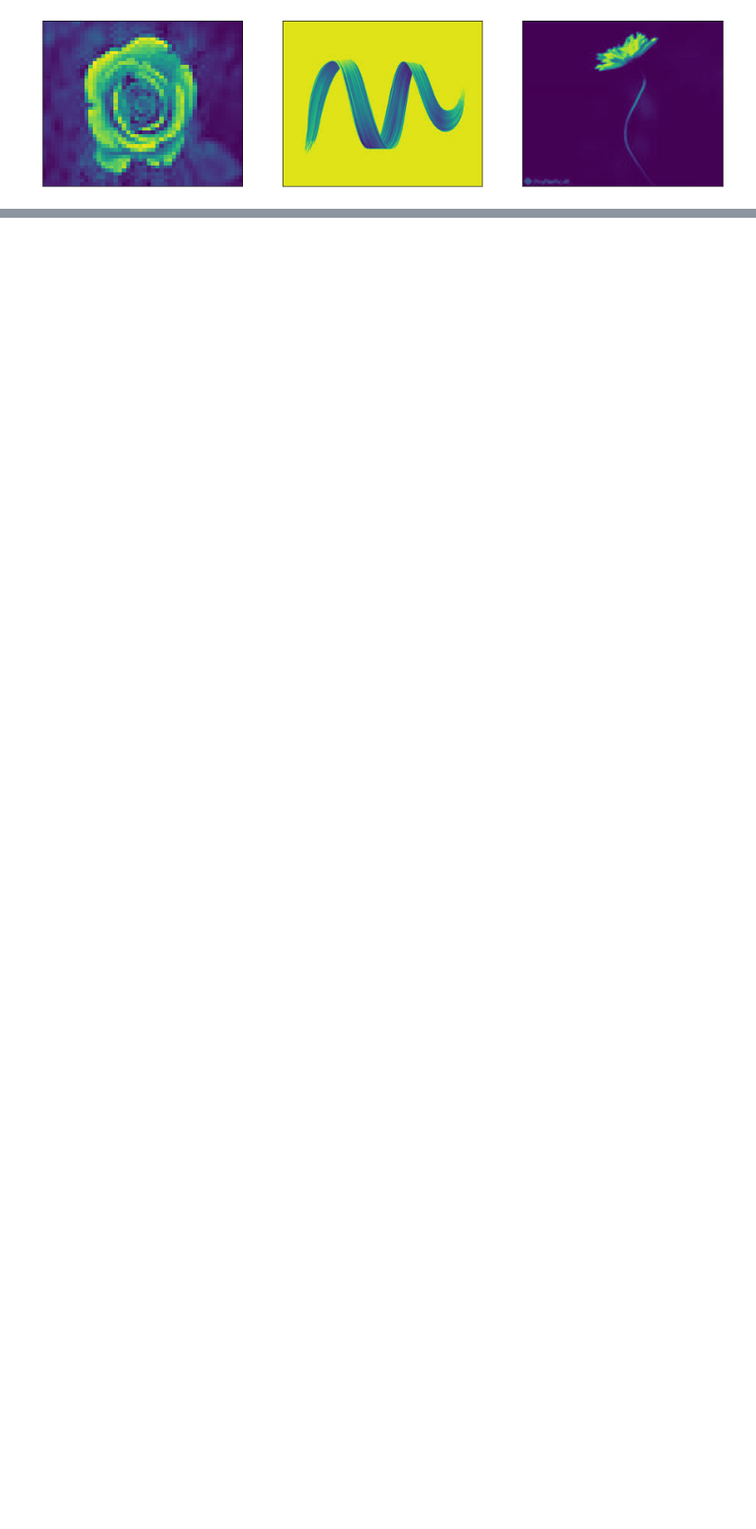
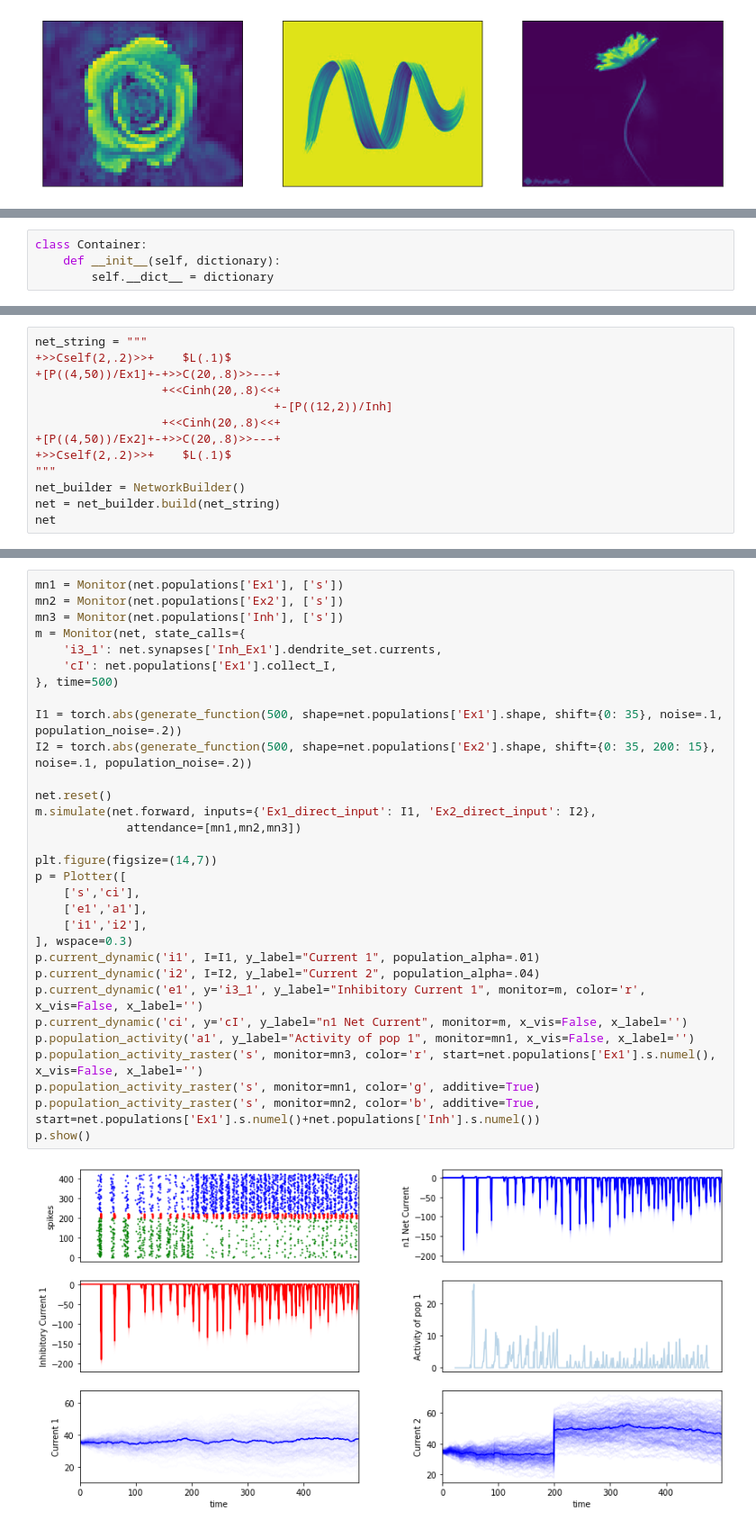
Before and after one commit to cnrl/Spiral, a Jupyter notebook: main.ipynb, the cells around one changed output, grey strips where cells are left out. Shown at 90% size. Cells and saved outputs as stored; diff of their text form; blank space fills up the shorter version.

```diff
--- a/main.ipynb
+++ b/main.ipynb
@@ -797,0 +833,4 @@ TypeError: 'NoneType' object is not subscriptable
+# %%
+class Container:
+    def __init__(self, dictionary):
+        self.__dict__ = dictionary
@@ -797,0 +1005,13 @@ TypeError: 'NoneType' object is not subscriptable
+# %%
+net_string = """
++>>Cself(2,.2)>>+    $L(.1)$
++[P((4,50))/Ex1]+-+>>C(20,.8)>>---+
+                  +<<Cinh(20,.8)<<+
+                                  +-[P((12,2))/Inh]
+                  +<<Cinh(20,.8)<<+
++[P((4,50))/Ex2]+-+>>C(20,.8)>>---+
++>>Cself(2,.2)>>+    $L(.1)$
+"""
+net_builder = NetworkBuilder()
+net = net_builder.build(net_string)
+net
@@ -797,0 +1040,33 @@ TypeError: 'NoneType' object is not subscriptable
+# %%
+mn1 = Monitor(net.populations['Ex1'], ['s'])
+mn2 = Monitor(net.populations['Ex2'], ['s'])
+mn3 = Monitor(net.populations['Inh'], ['s'])
+m = Monitor(net, state_calls={
+    'i3_1': net.synapses['Inh_Ex1'].dendrite_set.currents,
+    'cI': net.populations['Ex1'].collect_I,
+}, time=500)
+
+I1 = torch.abs(generate_function(500, shape=net.populations['Ex1'].shape, shift={0: 35}, noise=.1, population_noise=.2))
+I2 = torch.abs(generate_function(500, shape=net.populations['Ex2'].shape, shift={0: 35, 200: 15}, noise=.1, population_noise=.2))
+
+net.reset()
+m.simulate(net.forward, inputs={'Ex1_direct_input': I1, 'Ex2_direct_input': I2},
+             attendance=[mn1,mn2,mn3])
+
+plt.figure(figsize=(14,7))
+p = Plotter([
+    ['s','ci'],
+    ['e1','a1'],
+    ['i1','i2'],
+], wspace=0.3)
+p.current_dynamic('i1', I=I1, y_label="Current 1", population_alpha=.01)
+p.current_dynamic('i2', I=I2, y_label="Current 2", population_alpha=.04)
+p.current_dynamic('e1', y='i3_1', y_label="Inhibitory Current 1", monitor=m, color='r', x_vis=False, x_label='')
+p.current_dynamic('ci', y='cI', y_label="n1 Net Current", monitor=m, x_vis=False, x_label='')
+p.population_activity('a1', y_label="Activity of pop 1", monitor=mn1, x_vis=False, x_label='')
+p.population_activity_raster('s', monitor=mn3, color='r', start=net.populations['Ex1'].s.numel(), x_vis=False, x_label='')
+p.population_activity_raster('s', monitor=mn1, color='g', additive=True)
+p.population_activity_raster('s', monitor=mn2, color='b', additive=True, start=net.populations['Ex1'].s.numel()+net.populations['Inh'].s.numel())
+p.show()
+# %% [output]
+[figure, added]
```
Also changed, not shown: parts of 15 cells of this notebook, 12 other files.
